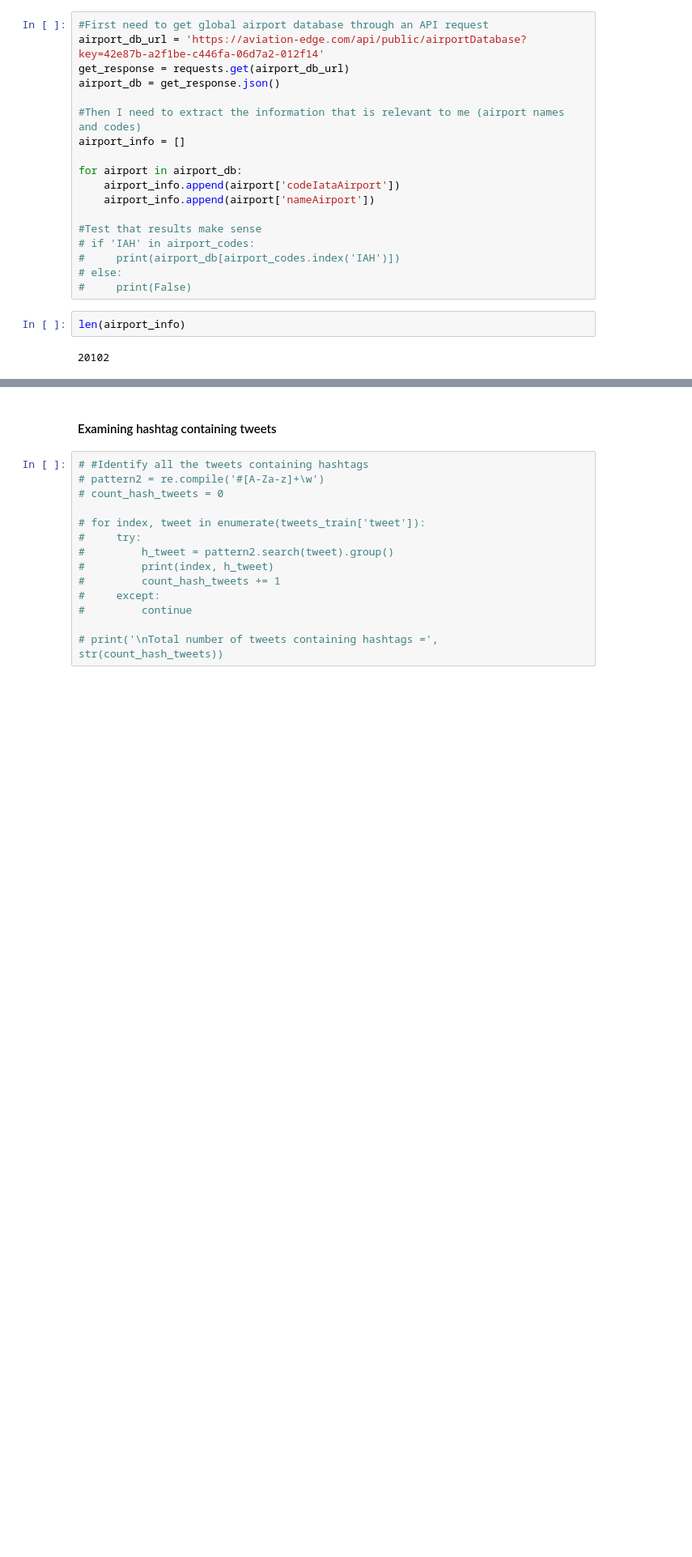
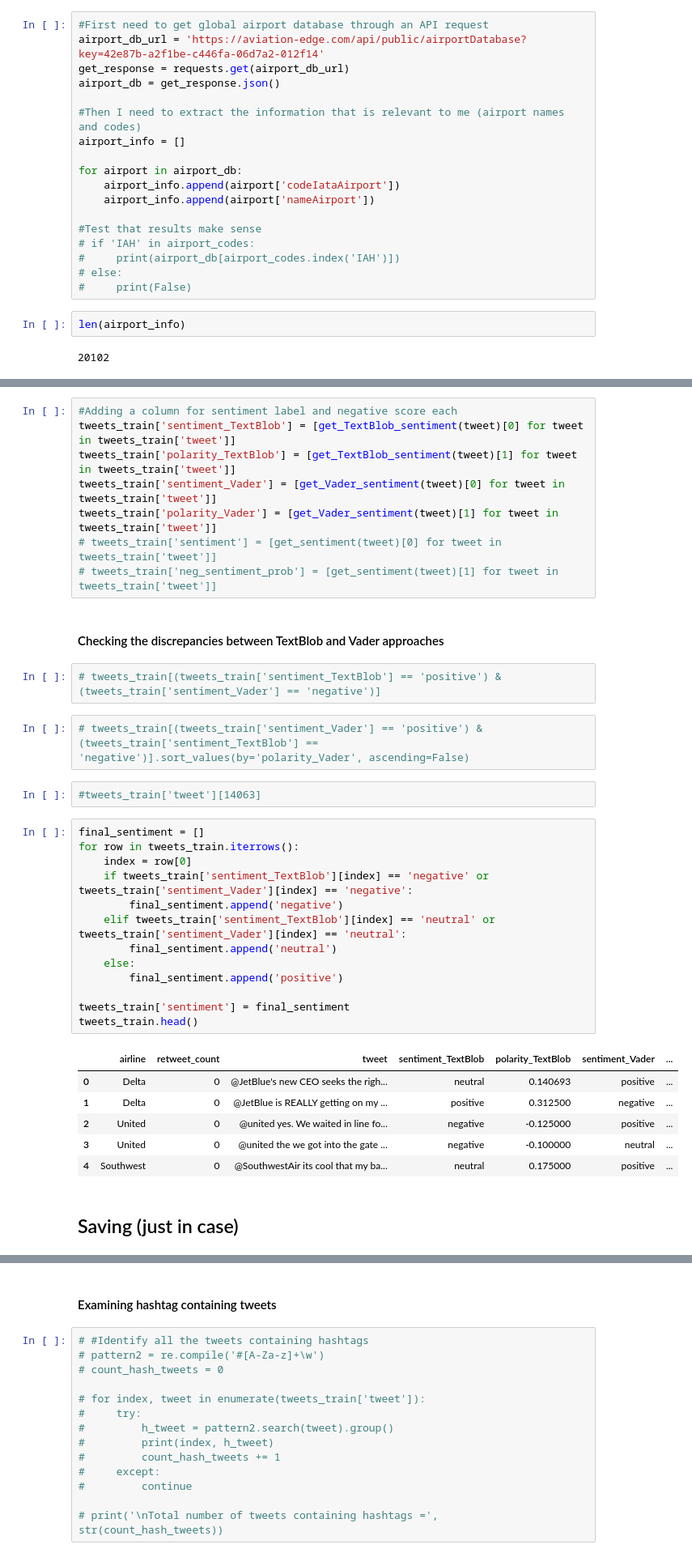
Before and after one commit to Auste1989/metis_projects, a Jupyter notebook: Customer_Review_Sentiment_Analysis/Customer_Review_Sentiment_Analysis_EDA.ipynb, the cells around one changed output, grey strips where cells are left out. Shown: that part at 81% size. Saved outputs shown, nothing was run; the diff lists cells and outputs as text; blank space fills up the shorter version.

Commit message:
Separated the coding into two notebooks

```diff
--- a/Customer_Review_Sentiment_Analysis/Customer_Review_Sentiment_Analysis_EDA.ipynb
+++ b/Customer_Review_Sentiment_Analysis/Customer_Review_Sentiment_Analysis_EDA.ipynb
@@ -279,0 +317,38 @@ def remove_airport(string):
+# %%
+#Adding a column for sentiment label and negative score each
+tweets_train['sentiment_TextBlob'] = [get_TextBlob_sentiment(tweet)[0] for tweet in tweets_train['tweet']]
+tweets_train['polarity_TextBlob'] = [get_TextBlob_sentiment(tweet)[1] for tweet in tweets_train['tweet']]
+tweets_train['sentiment_Vader'] = [get_Vader_sentiment(tweet)[0] for tweet in tweets_train['tweet']]
+tweets_train['polarity_Vader'] = [get_Vader_sentiment(tweet)[1] for tweet in tweets_train['tweet']]
+# tweets_train['sentiment'] = [get_sentiment(tweet)[0] for tweet in tweets_train['tweet']]
+# tweets_train['neg_sentiment_prob'] = [get_sentiment(tweet)[1] for tweet in tweets_train['tweet']]
+# %% [markdown]
+#### Checking the discrepancies between TextBlob and Vader approaches
+# %%
+# tweets_train[(tweets_train['sentiment_TextBlob'] == 'positive') & (tweets_train['sentiment_Vader'] == 'negative')]
+# %%
+# tweets_train[(tweets_train['sentiment_Vader'] == 'positive') & (tweets_train['sentiment_TextBlob'] == 'negative')].sort_values(by='polarity_Vader', ascending=False)
+# %%
+#tweets_train['tweet'][14063]
+# %%
+final_sentiment = []
+for row in tweets_train.iterrows():
+    index = row[0]
+    if tweets_train['sentiment_TextBlob'][index] == 'negative' or tweets_train['sentiment_Vader'][index] == 'negative':
+        final_sentiment.append('negative')
+    elif tweets_train['sentiment_TextBlob'][index] == 'neutral' or tweets_train['sentiment_Vader'][index] == 'neutral':
+        final_sentiment.append('neutral')
+    else:
+        final_sentiment.append('positive')
+
+tweets_train['sentiment'] = final_sentiment
+tweets_train.head()
+# %% [output]
+|  | airline | retweet_count | tweet | sentiment_TextBlob | polarity_TextBlob | sentiment_Vader | ... |
+| 0 | Delta | 0 | @JetBlue's new CEO seeks the righ... | neutral | 0.140693 | positive | ... |
+| 1 | Delta | 0 | @JetBlue is REALLY getting on my ... | positive | 0.312500 | negative | ... |
+| 2 | United | 0 | @united yes. We waited in line fo... | negative | -0.125000 | positive | ... |
+| 3 | United | 0 | @united the we got into the gate ... | negative | -0.100000 | neutral | ... |
+| 4 | Southwest | 0 | @SouthwestAir its cool that my ba... | neutral | 0.175000 | positive | ... |
+# %% [markdown]
+## Saving (just in case)
```
Also changed, not shown: parts of 13 cells of this notebook, 3 other files.
